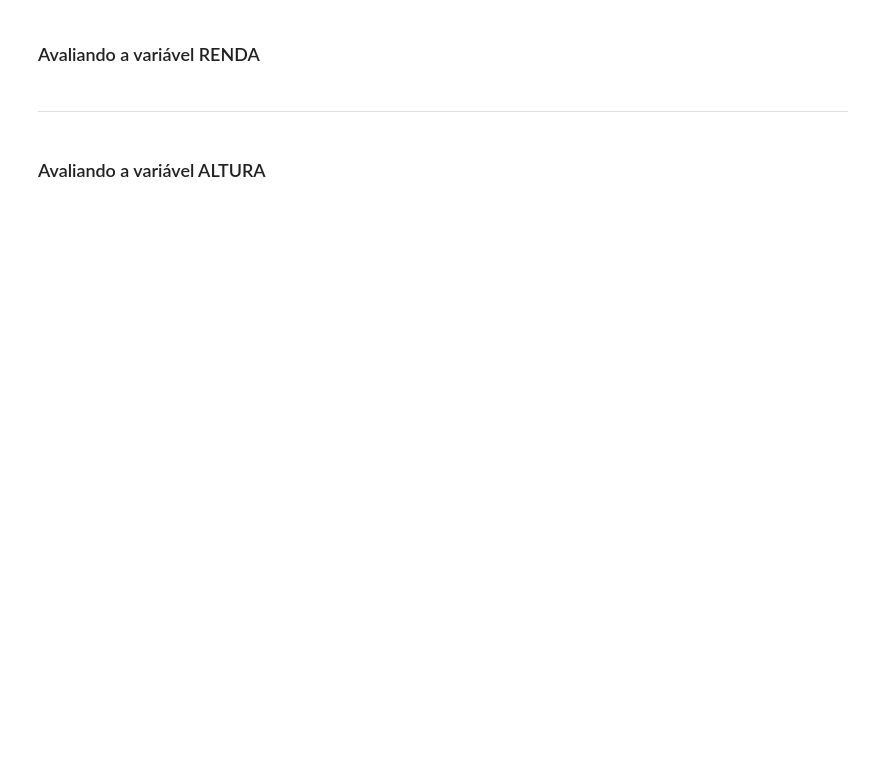
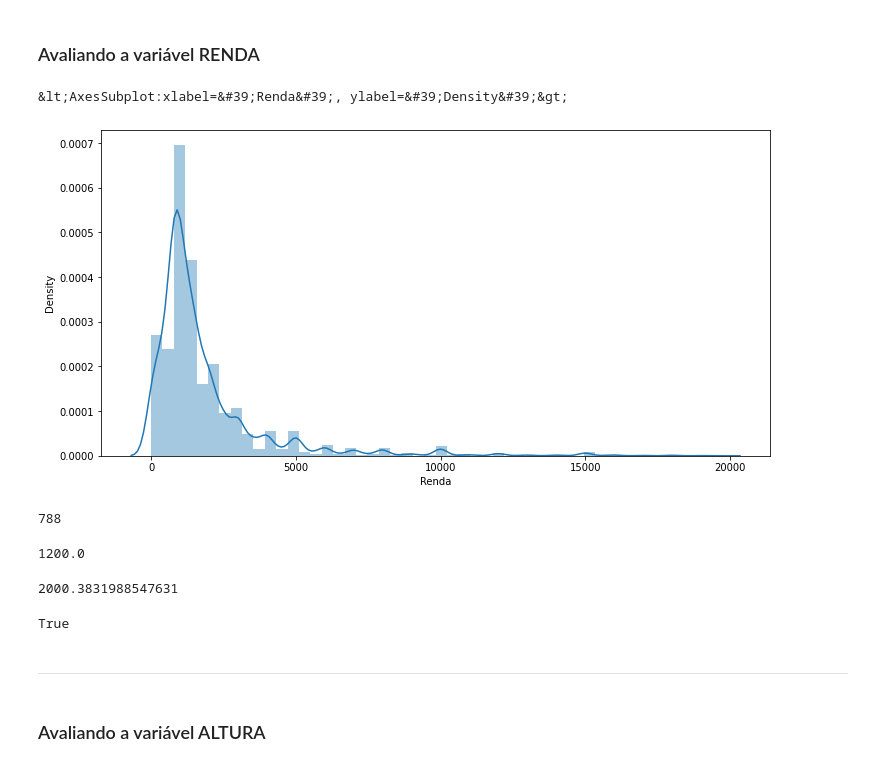
Before and after one commit to irgot/curso-python, a Jupyter notebook: alura-python/estatistica pt1/Curso de Estatística/Curso_de_Estatística_Parte_1.ipynb, the cells around one changed output. Drawn from its saved outputs; the diff is of its cells as text; code cells hidden in the pictures; blank space fills up the shorter version.

```diff
--- a/alura-python/estatistica pt1/Curso de Estatística/Curso_de_Estatística_Parte_1.ipynb
+++ b/alura-python/estatistica pt1/Curso de Estatística/Curso_de_Estatística_Parte_1.ipynb
@@ -526,6 +552,33 @@ Pode-se definir a moda como sendo o valor mais frequente de um conjunto de dados
 <img src='https://caelum-online-public.s3.amazonaws.com/1177-estatistica-parte1/01/img004.png' width='80%'>
 # %% [markdown]
 ### Avaliando a variável RENDA
+# %%
+import seaborn as sns
+ax = sns.distplot(dados.query('Renda < 20000').Renda)
+ax.figure.set_size_inches(12,6)
+ax
+# %% [output]
+&lt;AxesSubplot:xlabel=&#39;Renda&#39;, ylabel=&#39;Density&#39;&gt;
+[figure, added]
+# %%
+moda = dados.Renda.mode()[0]
+moda
+# %% [output]
+788
+# %%
+mediana = dados.Renda.median()
+mediana
+# %% [output]
+1200.0
+# %%
+media = dados.Renda.mean()
+media
+# %% [output]
+2000.3831988547631
+# %%
+moda < mediana < media
+# %% [output]
+True
 # %% [markdown]
 ***
 # %% [markdown]
```
Also changed, not shown: parts of 11 cells of this notebook, 5 other files.
